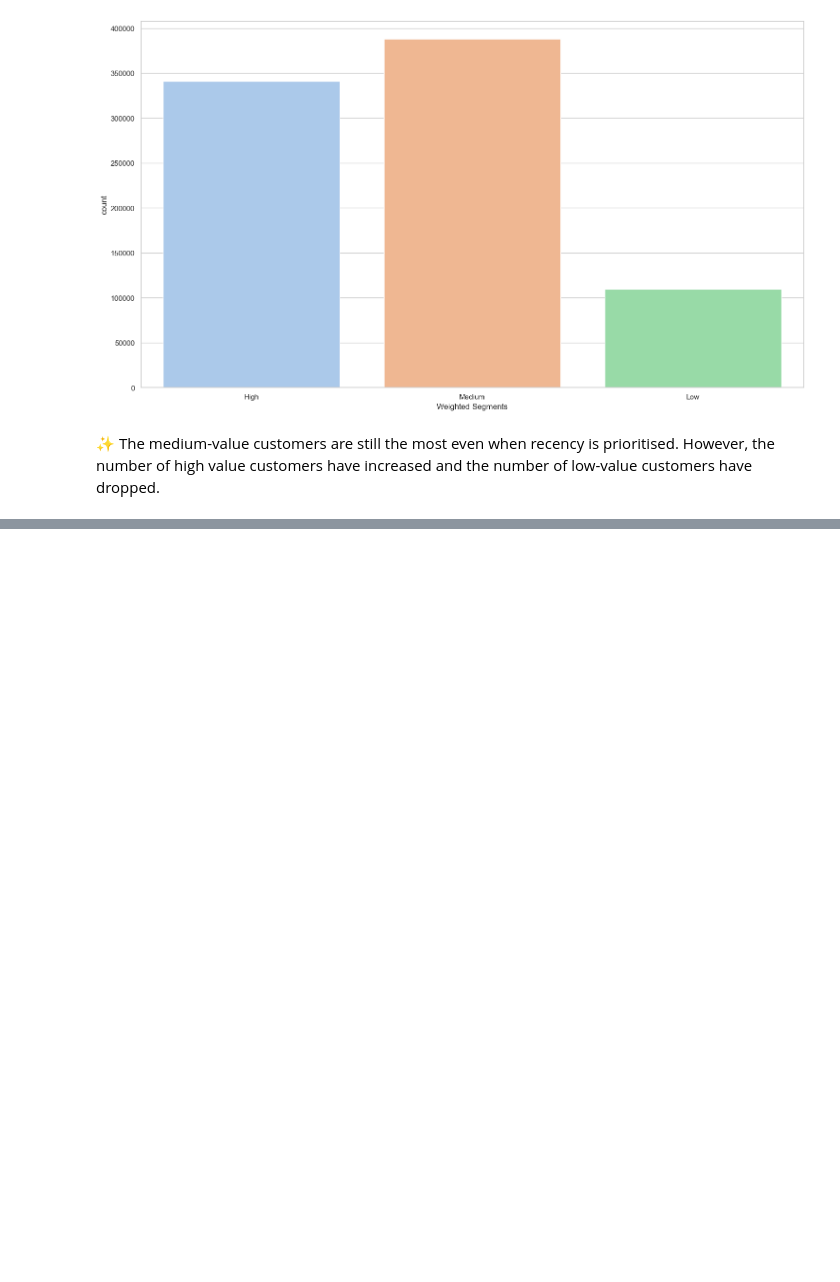
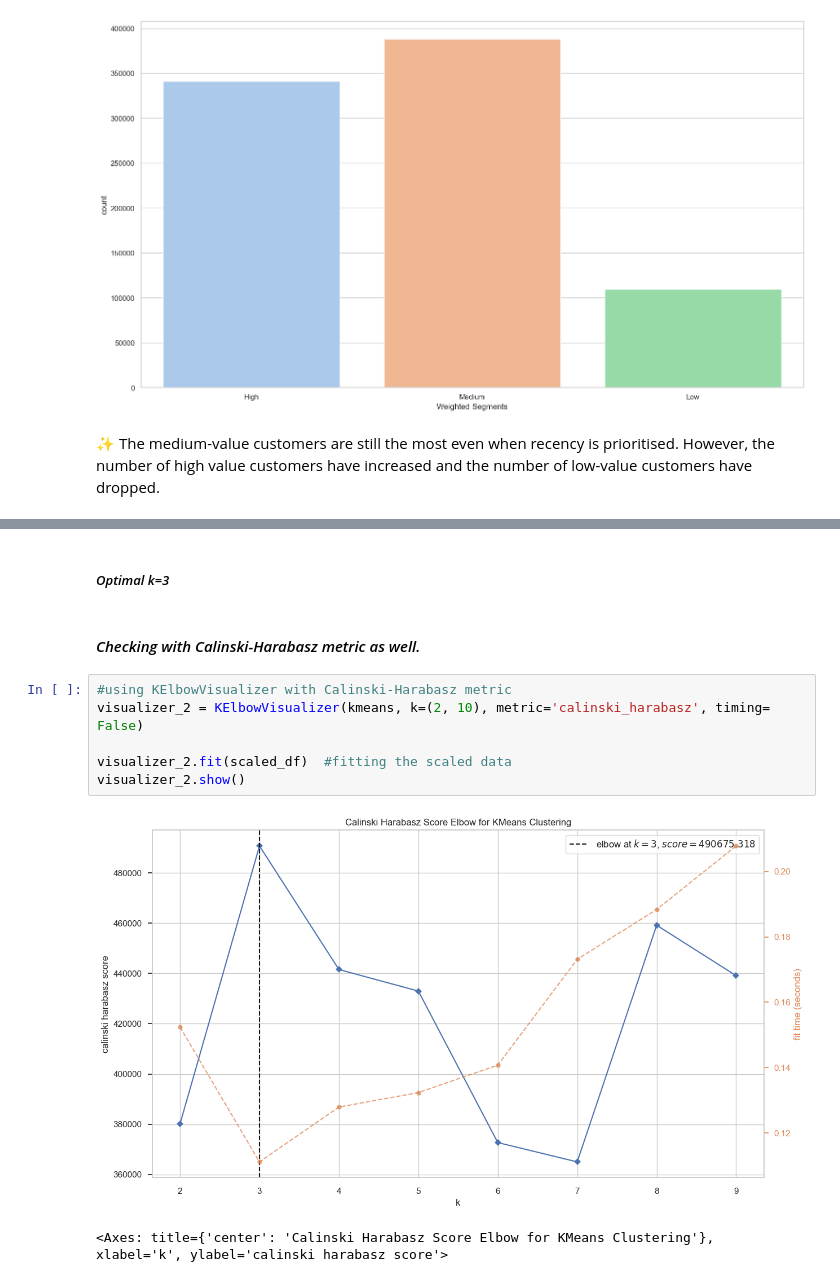
Before and after one commit to mosimii/banktrust-rfm-customer-segmentation, a Jupyter notebook: rfm_customer_segmentation_banktrust.ipynb, the cells around one changed output, grey strips where cells are left out. Drawn from its saved outputs; the diff is of its cells as text; blank space fills up the shorter version.

```diff
--- a/rfm_customer_segmentation_banktrust.ipynb
+++ b/rfm_customer_segmentation_banktrust.ipynb
@@ -1192,0 +1280,13 @@ plt.show()
+# %% [markdown]
+##### _Optimal k=3_
+# %% [markdown]
+#### _Checking with Calinski-Harabasz metric as well._
+# %%
+#using KElbowVisualizer with Calinski-Harabasz metric
+visualizer_2 = KElbowVisualizer(kmeans, k=(2, 10), metric='calinski_harabasz', timing= False)
+
+visualizer_2.fit(scaled_df)  #fitting the scaled data
+visualizer_2.show()
+# %% [output]
+[figure, added]
+<Axes: title={'center': 'Calinski Harabasz Score Elbow for KMeans Clustering'}, xlabel='k', ylabel='calinski harabasz score'>
```
Also changed, not shown: parts of 29 cells of this notebook.
